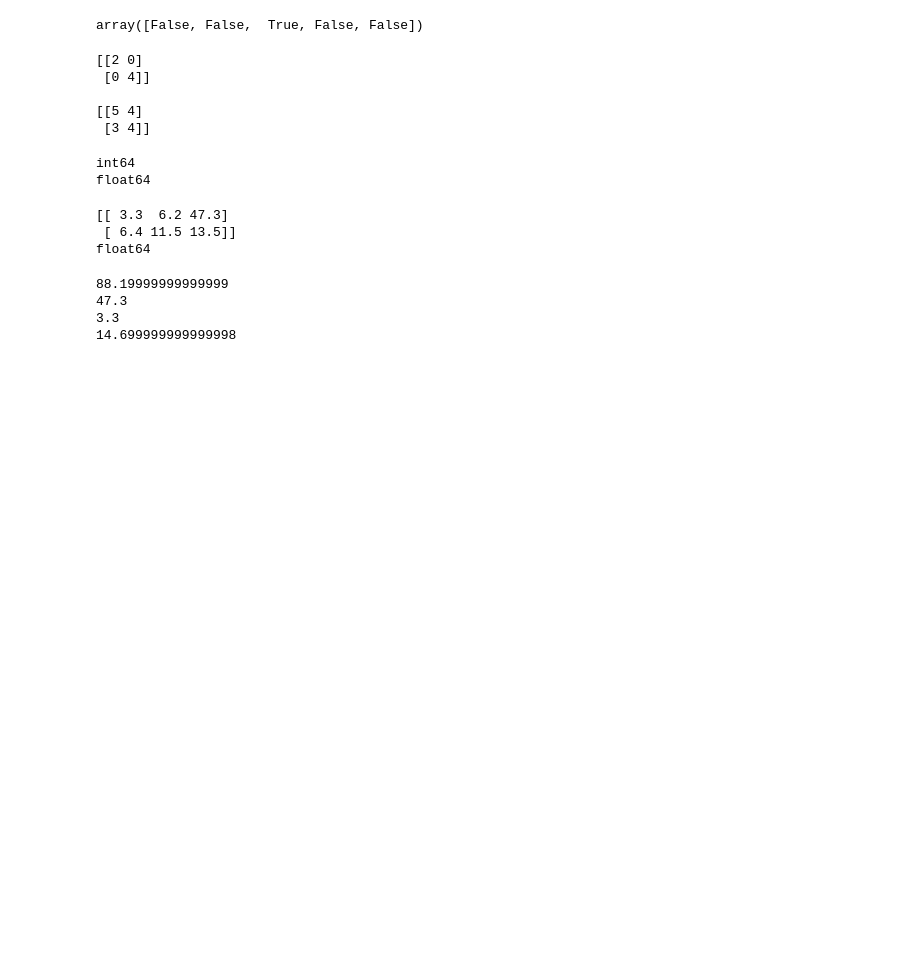
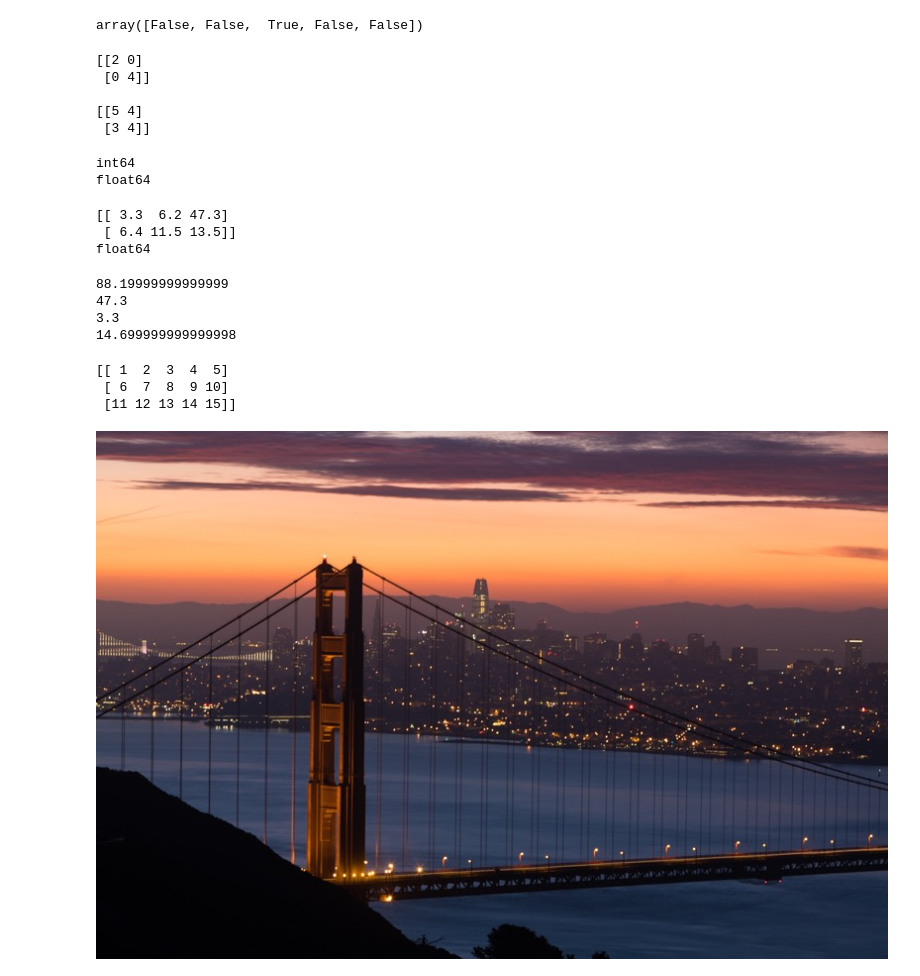
Before and after one commit to seemavora/MLandAiPractice, a Jupyter notebook: IntroDSPython/Week1/Numpy.ipynb, the cells around one changed output. Drawn from its saved outputs; the diff is of its cells as text; code cells hidden in the pictures; blank space fills up the shorter version.

```diff
--- a/IntroDSPython/Week1/Numpy.ipynb
+++ b/IntroDSPython/Week1/Numpy.ipynb
@@ -135,5 +135,9 @@ print(array3.mean())
 3.3
 14.699999999999998
 # %%
-b= np.arange(0,16,1).reshape(3,5)
+b= np.arange(1,16,1).reshape(3,5)
 print(b)
+# %% [output]
+[[ 1  2  3  4  5]
+ [ 6  7  8  9 10]
+ [11 12 13 14 15]]
@@ -139,0 +147,5 @@ print(b)
+# %%
+im = Image.open('../Data/sf.jpeg')
+display(im)
+# %% [output]
+[figure, added]
```
Also changed, not shown: parts of 22 cells of this notebook, 2 other files.
